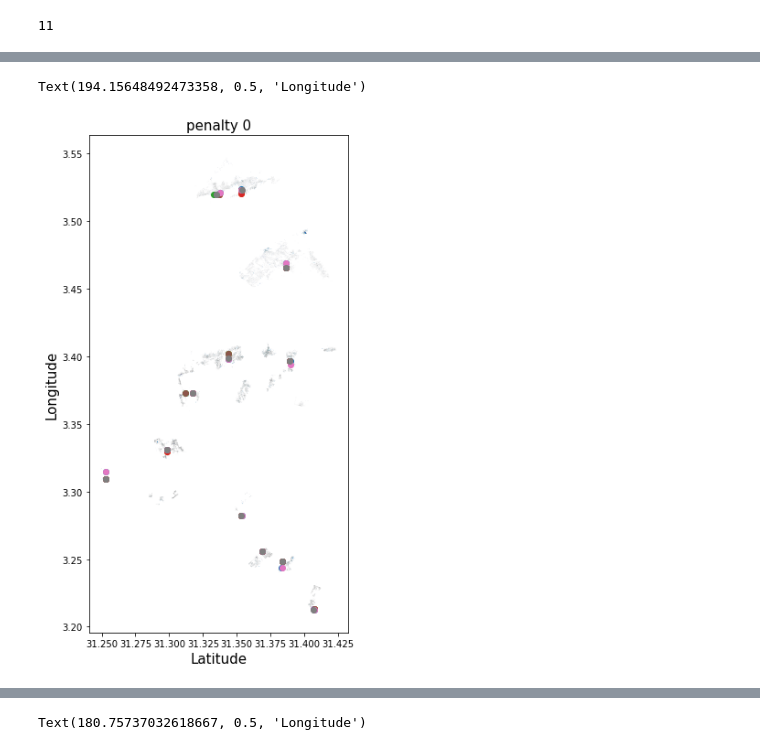
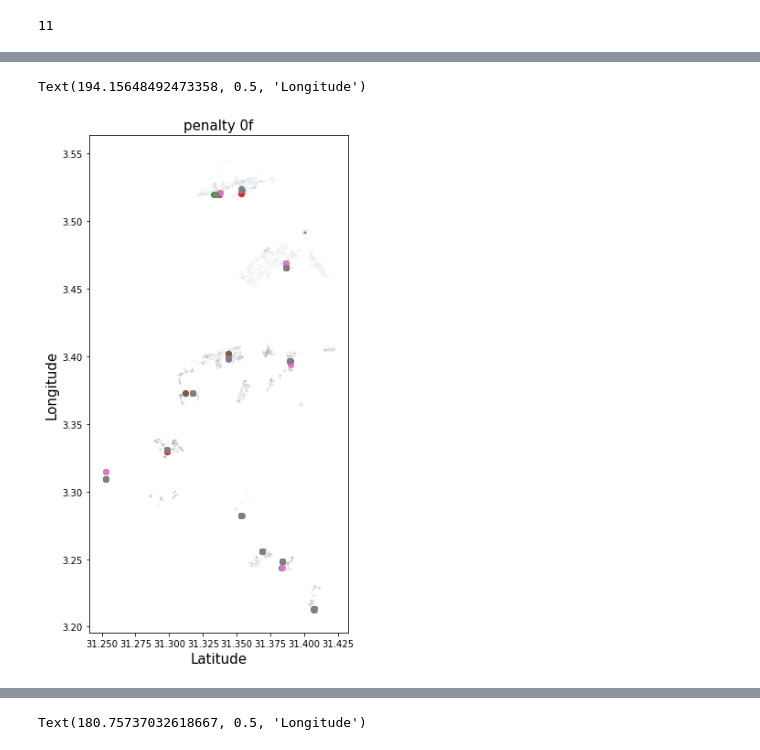
Before and after one commit to daanieo/FATM_opt, a Jupyter notebook: Optimisation.ipynb, the cells around one changed output, grey strips where cells are left out. Saved outputs shown, nothing was run; the diff lists cells and outputs as text; code cells hidden in the pictures.

```diff
--- a/Optimisation.ipynb
+++ b/Optimisation.ipynb
@@ -27,6 +28,7 @@ saved_results_obj = pd.read_csv("save_files/nfe10000_10_NSGAII_NC/objectives_nfe
 # %%
 import seaborn
 objectives = saved_results_obj.iloc[0:100,:]
+variables = saved_results_vars.iloc[0:100,:]
 objectives.columns = ["avg_distance","max_distance","penalty"]
 seaborn.set_context( rc={"axes.labelsize":15})
 pp = seaborn.pairplot(objectives)#raw_results.iloc[:,1:])
@@ -63,3 +65,35 @@ print(len(objectives_0))
 # %% [output]
 [interactive output not drawn]
 11
+# %%
+from shapely.geometry import Point, MultiPoint
+import seaborn
+
+
+# Create geodataframe
+multipointlist = list()
+for i in range(len(variables_0)):
+    pointlist = list()
+    for j in range(int(len(variables_0.iloc[i,:])/2.)):
+        pointlist.append(Point(variables_0.iloc[i,j*2],variables_0.iloc[i,j*2+1]))
+    multipointlist.append(MultiPoint(pointlist))
+
+gdf_as_dict = {}
+gdf_as_dict['avg_distance'] = objectives_0.avg_distance
+gdf_as_dict['max_distance'] = objectives_0.max_distance
+gdf_as_dict['geometry'] = multipointlist
+
+gdf_0 = geopandas.GeoDataFrame(gdf_as_dict)
+
+
+# Plot figure
+seaborn.set_context( rc={"axes.labelsize":15})
+fig,ax = plt.subplots(figsize=(10,10))
+buildings = geopandas.read_file("../input_files/building_polygons/all_zones.shp")
+buildings.plot(ax=ax)
+
+for i in gdf_0.index:
+    gdf_0.loc[[i],'geometry'].plot(ax=ax)
+plt.title("penalty 0",fontsize=15)
+plt.xlabel("Latitude")
+plt.ylabel("Longitude")
@@ -80,38 +117,38 @@ fig.show()
 # %%
 from shapely.geometry import Point, MultiPoint
 import seaborn
 
 
 # Create geodataframe
 multipointlist = list()
 for i in range(len(variables_0f)):
     pointlist = list()
     for j in range(int(len(variables_0f.iloc[i,:])/2.)):
         pointlist.append(Point(variables_0f.iloc[i,j*2],variables_0f.iloc[i,j*2+1]))
     multipointlist.append(MultiPoint(pointlist))
 
 gdf_as_dict = {}
 gdf_as_dict['avg_distance'] = objectives_0f.avg_distance
 gdf_as_dict['max_distance'] = objectives_0f.max_distance
 gdf_as_dict['geometry'] = multipointlist
 
-gdf_0 = geopandas.GeoDataFrame(gdf_as_dict)
+gdf_0f = geopandas.GeoDataFrame(gdf_as_dict)
 
 
 # Plot figure
 seaborn.set_context( rc={"axes.labelsize":15})
 fig,ax = plt.subplots(figsize=(10,10))
 buildings = geopandas.read_file("../input_files/building_polygons/all_zones.shp")
 buildings.plot(ax=ax)
 
-for i in gdf_0.index:
-    gdf_0.loc[[i],'geometry'].plot(ax=ax)
-plt.title("penalty 0",fontsize=15)
+for i in gdf_0f.index:
+    gdf_0f.loc[[i],'geometry'].plot(ax=ax)
+plt.title("penalty 0f",fontsize=15)
 plt.xlabel("Latitude")
 plt.ylabel("Longitude")
 # %% [output]
 Text(194.15648492473358, 0.5, 'Longitude')
-[figure, old version]
+[figure, new version]
 # %%
 objectives_7 = objectives[objectives.penalty==7]
 variables_7 = variables[objectives.penalty==7]
```
Also changed, not shown: parts of 3 cells of this notebook, 1 other file.
